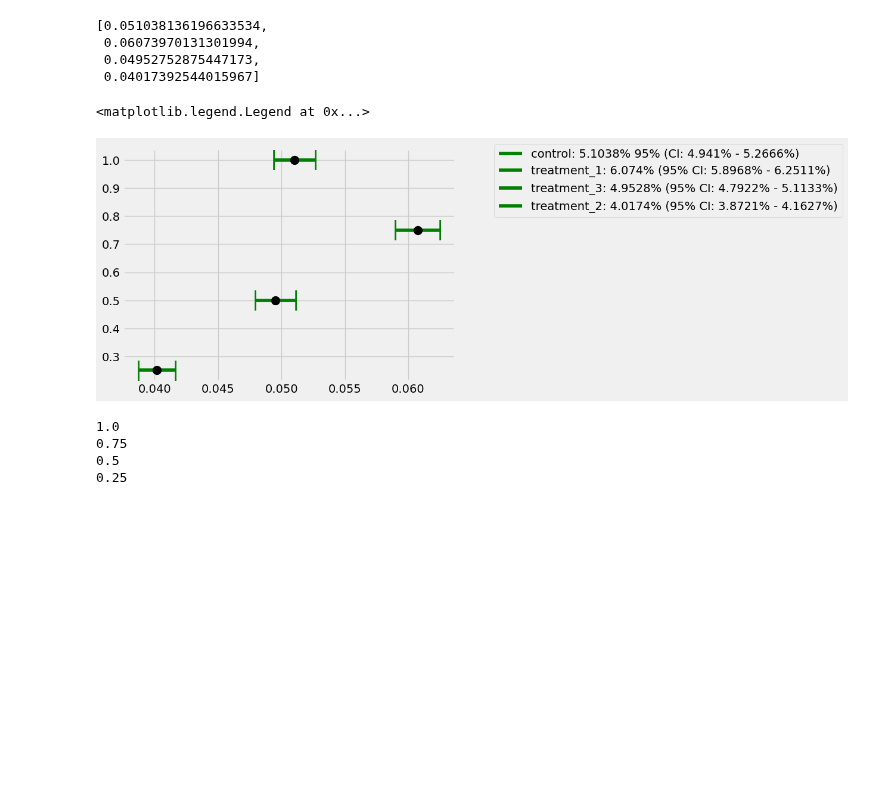
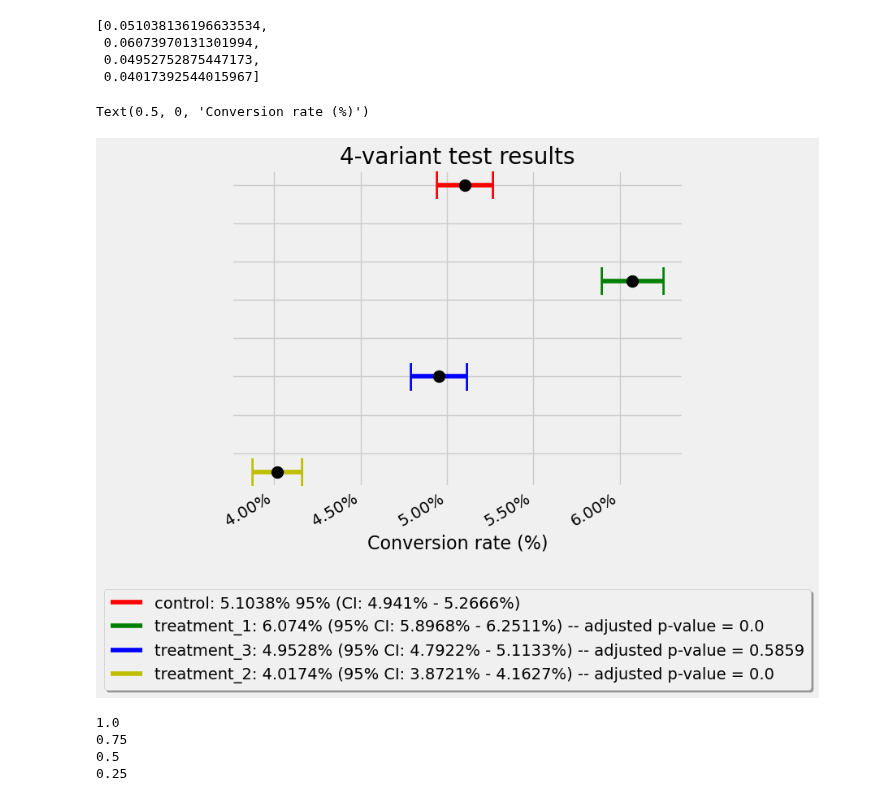
Before and after one commit to dokeeffe87/stats_utils, a Jupyter notebook: notebooks/scratch_work/dev_generalize_to_n_variants.ipynb, the cells around one changed output. Saved outputs shown, nothing was run; the diff lists cells and outputs as text; code cells hidden in the pictures; blank space fills up the shorter version.

Commit message:
adding support for n-variant experiment visualization

```diff
--- a/notebooks/scratch_work/dev_generalize_to_n_variants.ipynb
+++ b/notebooks/scratch_work/dev_generalize_to_n_variants.ipynb
@@ -384,11 +386,12 @@ def generate_plot_labels(list_of_dfs, control_name, alpha):
         treatment_lower_p = treatment_name + '_confidence_interval_{0}_percent_lower'.format(confidence_level)
         treatment_upper_p = treatment_name + '_confidence_interval_{0}_percent_upper'.format(confidence_level)
 
-        treatment_label = "{0}: {1} ({2} CI: {3} - {4})".format(treatment_name,
+        treatment_label = "{0}: {1} ({2} CI: {3} - {4}) -- adjusted p-value = {5}".format(treatment_name,
                                                         str(np.round(df_[treatment_mean].values[0] * 100, 4)) + "%",
                                                                 confidence_level + '%',
                                                         str(np.round(df_[treatment_lower_p].values[0] * 100, 4)) + "%",
-                                                        str(np.round(df_[treatment_upper_p].values[0] * 100, 4)) + "%")
+                                                        str(np.round(df_[treatment_upper_p].values[0] * 100, 4)) + "%",
+                                                        str(np.round(df_['adjusted_p_value'].values[0], 4)))
 
         label_dict[treatment_name] = {'mean': treatment_mean, 'lower': treatment_lower_p, 'upper': treatment_upper_p, 'label': treatment_label, 'df_index': i}
 
@@ -450,24 +473,46 @@ means_to_plot
  0.06073970131301994,
  0.04952752875447173,
  0.04017392544015967]
+# %%
+# default_cycler = (cycler(color=['r', 'g', 'b', 'y', 'o', 'black']) +
+#                   cycler(linestyle=['-', '--', ':', '-.']))
+color_ = ['r', 'g', 'b', 'y', 'o', 'black']
 # %%
 fig, ax = plt.subplots()
 num_intervals = len(confidence_intervals_to_plot)
 y_positions = []
 for i, int_ in enumerate(confidence_intervals_to_plot):
     y_pos = (num_intervals - i)/num_intervals
     y_positions.append(y_pos)
+    if i == len(color_):
+        j = 0
+    else:
+        j = i
+    c_ = color_[j]
     add_interval(ax,
                  int_,
                  (y_pos, y_pos),
                  "||",
-                 color='green',
+                 color=c_,
                  label=labels_to_plot[i])
 plt.plot(means_to_plot, y_positions, 'o', ms=10, color='black')
-ax.legend(bbox_to_anchor=(1.1, 1.05))
+# ax.legend(bbox_to_anchor=(1.1, 1.05))
+ax.legend(loc='upper center', bbox_to_anchor=(0.5, -0.3),
+          fancybox=True, shadow=True)
+ax.xaxis.set_major_formatter(mtick.PercentFormatter(1.0))
+
+frame_ = plt.gca()
+frame_.axes.yaxis.set_ticklabels([])
+plt.setp(ax.get_xticklabels(), rotation=30, horizontalalignment='right')
+plt.title("{0}-variant test results".format(len(means_to_plot)), fontsize=20)
+plt.xlabel("Conversion rate (%)", fontsize=16)
+# frame_ = plt.gca()
+# frame_.axes.yaxis.set_ticklabels([])
+# plt.setp(ax.get_xticklabels(), rotation=30, horizontalalignment='right')
+# plt.title("{0}-variant test results".format(len(means_to_plot)), fontsize=20)
 # %% [output]
-<matplotlib.legend.Legend at 0x...>
+Text(0.5, 0, 'Conversion rate (%)')
-[figure, old version]
+[figure, new version]
 # %%
 for i, int_ in enumerate(confidence_intervals_to_plot):
     # print(i+1)
```
Also changed, not shown: parts of 3 cells of this notebook, 1 other file.
